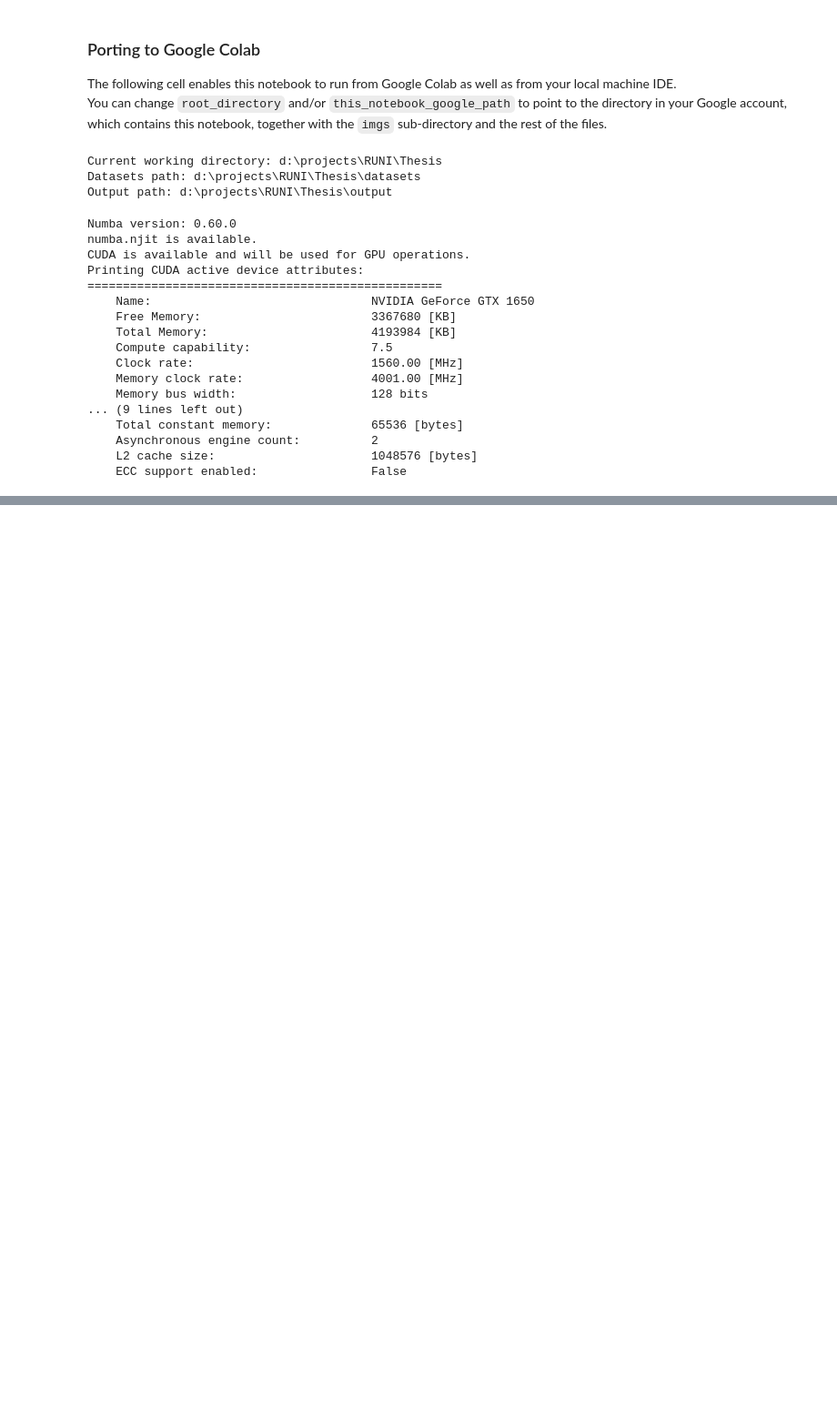
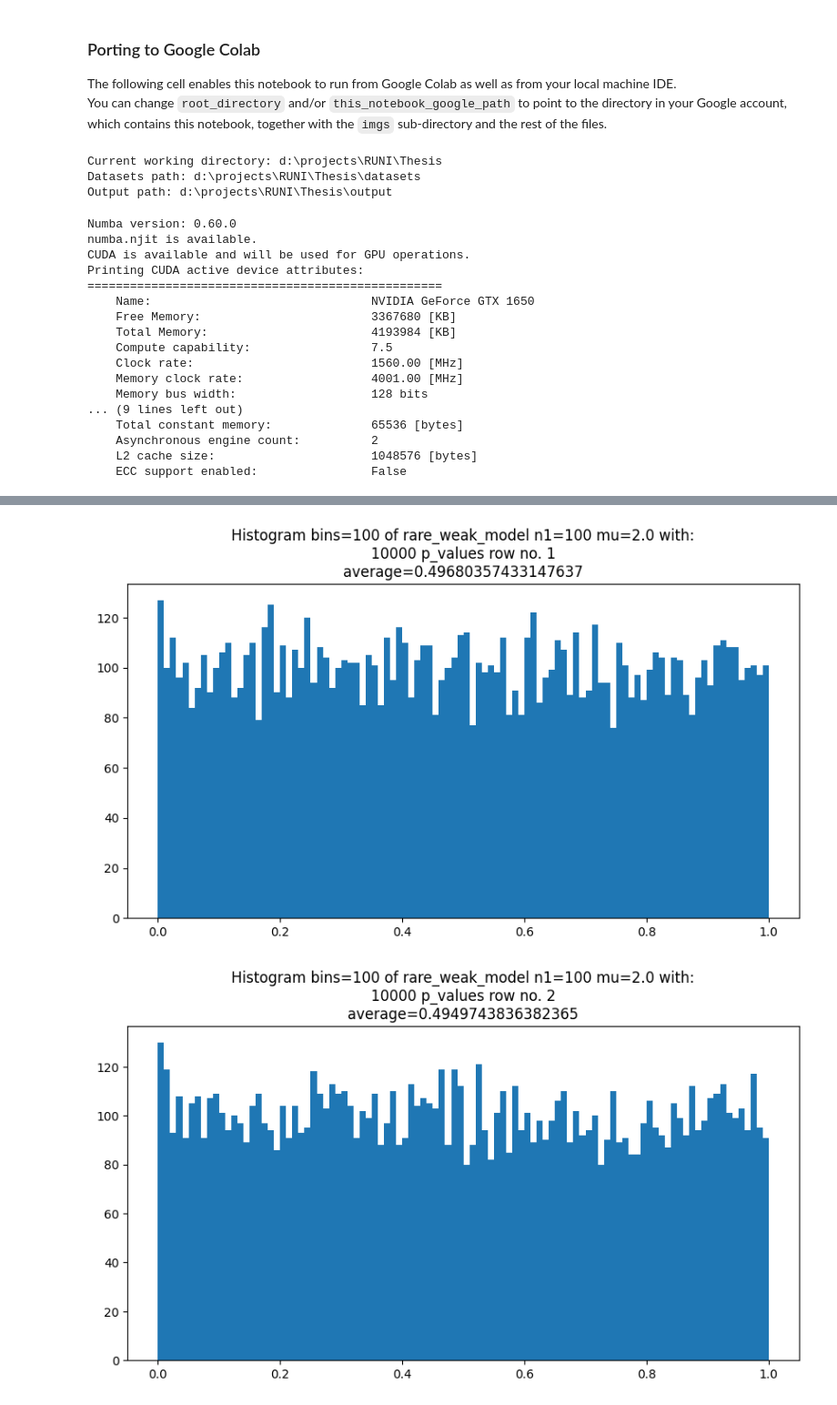
Before and after one commit to drormeir/Thesis, a Jupyter notebook: python/rare_weak_model/visualization.ipynb, the cells around one changed output, grey strips where cells are left out. Shown at 91% size. Saved outputs shown, nothing was run; the diff lists cells and outputs as text; code cells hidden in the pictures; blank space fills up the shorter version.

```diff
--- a/python/rare_weak_model/visualization.ipynb
+++ b/python/rare_weak_model/visualization.ipynb
@@ -87,0 +93,13 @@ for ind_row,x in enumerate(data_numpy):
+# %%
+from python.rare_weak_model.rare_weak_model import rare_weak_model
+
+N = 10000
+num_monte = 5
+n1 = int(0.01*N)
+mu = 2.0
+data_gpu = HybridArray().realloc(shape=(num_monte,N), dtype=np.float64, use_gpu=True)
+rare_weak_model(sorted_p_values_output=data_gpu, cumulative_counts_output=None, n1=n1, mu=mu)
+display_rare_weak(data_gpu=data_gpu, text=f'rare_weak_model {n1=} {mu=}')
+# %% [output]
+[figure, added]
+[figure, added]
```
Also changed, not shown: parts of 3 cells of this notebook, 1 other file.
